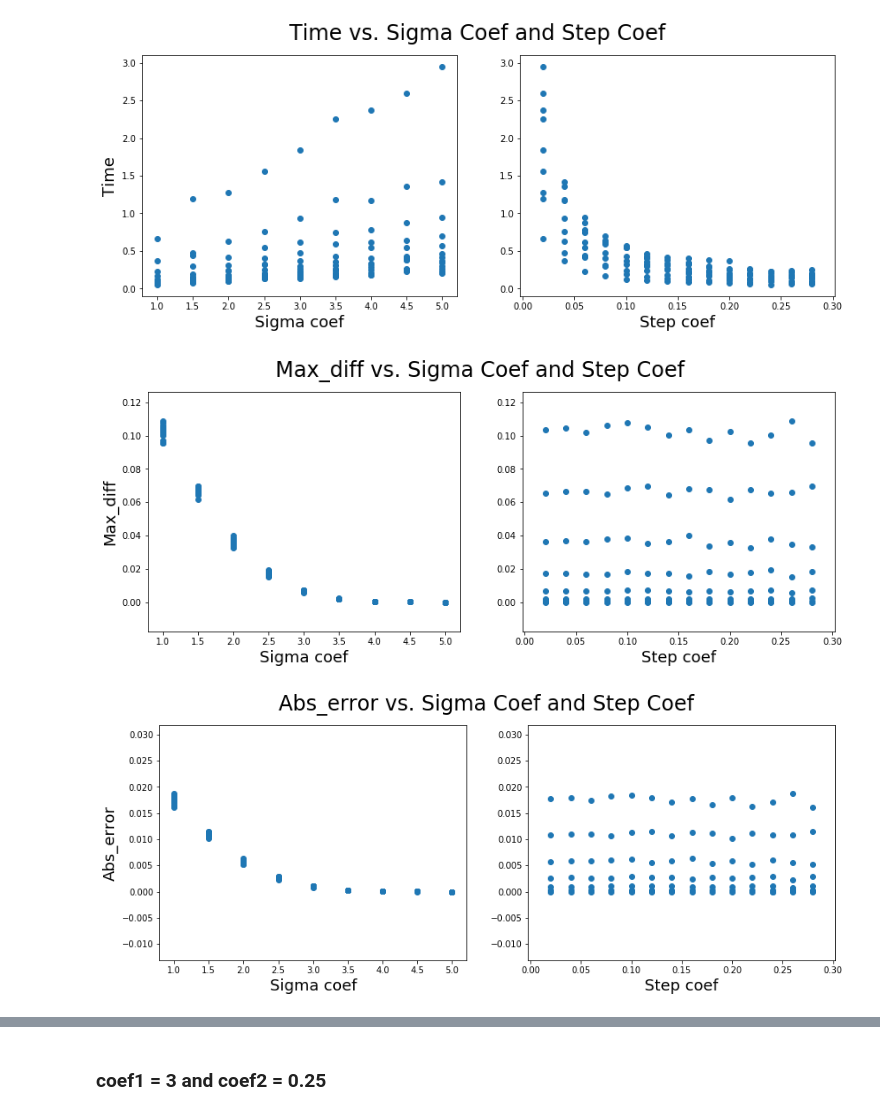
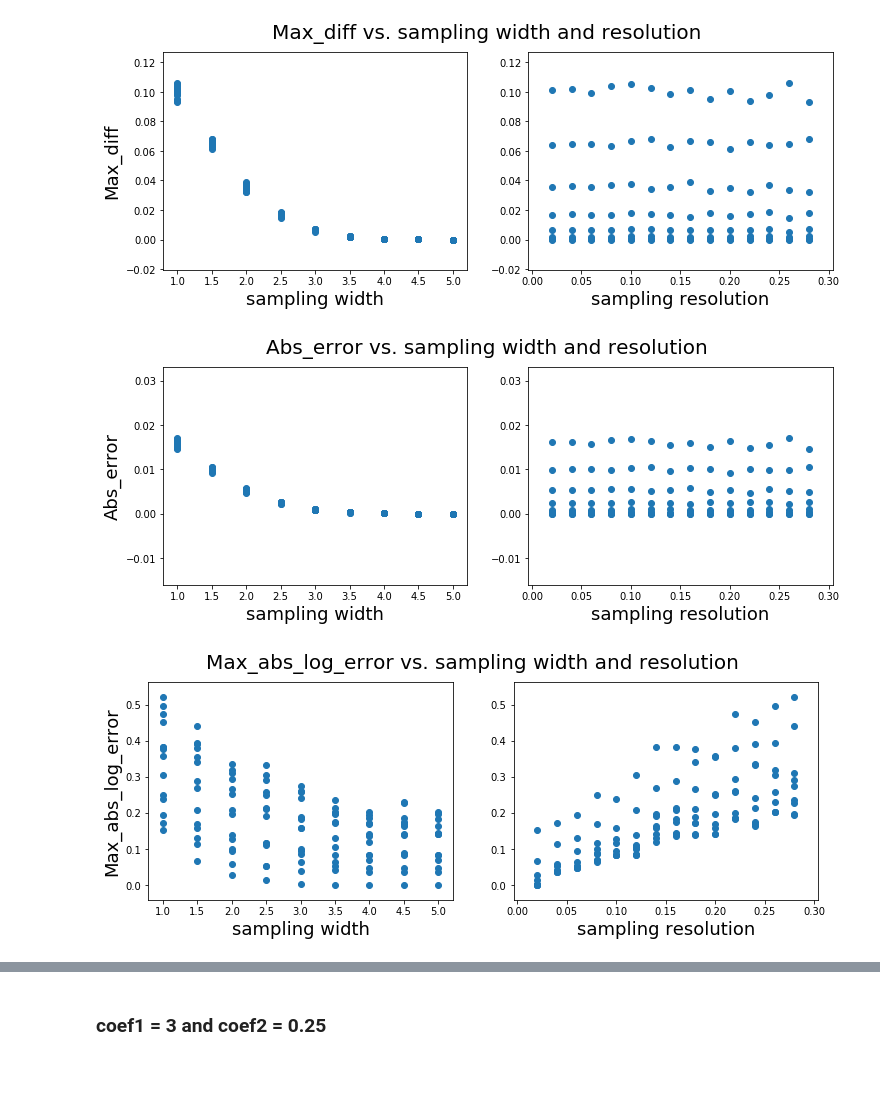
Before and after one commit to scattering-central/xrsdkit, a Jupyter notebook: examples/spherical_normal_saxs_benchmark.ipynb, the cells around one changed output, grey strips where cells are left out. Drawn from its saved outputs; the diff is of its cells as text; code cells hidden in the pictures; blank space fills up the shorter version.

Commit message:
notebook for benchmarking and testing spherical_normal_saxs()

```diff
--- a/examples/spherical_normal_saxs_benchmark.ipynb
+++ b/examples/spherical_normal_saxs_benchmark.ipynb
@@ -68,5 +38,3 @@ Let's try some different values for const1 and const2:
 # %%
-const1 = np.arange(1, 5.5, 0.5)
-const2 = np.arange(0.02, 0.3, 0.02)
-print(const1)
-print(const2)
+samp_width = np.arange(1, 5.5, 0.5)
+samp_res = np.arange(0.02, 0.3, 0.02)
@@ -79,19 +43,20 @@ Now we can collect statistics about execution time and accuracy using different
 # %%
 stat = []
-for c1 in const1:
-    for c2 in const2:
+n_samp = len(r0) * len(sigma)
+n_qpts = len(q)
+for w in samp_width:
+    for res in samp_res:
         I_new = []
         t0 = time()
         for r in r0:
             for s in sigma:
-                I_new.append(spherical_normal_saxs(q,r,s, c1, c2))
+                I_new.append(spherical_normal_saxs(q,r,s,w,res))
         t = time()-t0
-        #compare the result with the result that we got using original function:
-        max_diff = []
-        abs_error = []
-        max_abs_log_error = []
-        for i in range(100):
-            max_diff.append(max(np.absolute(I[i] - I_new[i])))
-            abs_error.append(sum(np.absolute(I[i] - I_new[i]))/len(I[i]))
-            max_abs_log_error.append(max(np.log10(I[i]) - np.log10(I_new[i])))
-        stat.append([c1, c2, t, np.mean(max_diff), np.mean(abs_error), np.mean(max_abs_log_error)])
+
+        #compare the result with the result that we got using high sampling:
+        max_diff = [max(np.absolute(I[i]-I_new[i])) for i in range(n_samp)]
+        abs_error = [sum(np.absolute(I[i]-I_new[i]))/n_qpts for i in range(n_samp)]
+        max_abs_log_error = [max(np.log10(I[i])-np.log10(I_new[i])) for i in range(n_samp)]
+
+        stat.append([w, res, t, np.mean(max_diff), np.mean(abs_error), np.mean(max_abs_log_error)])
+stat = np.array(stat)
@@ -102,36 +80,36 @@ stat = np.array(stat)
 # %%
-fig, axes = plt.subplots(nrows=1, ncols=2, figsize=(14,5))
-st = fig.suptitle("Time vs. Sigma Coef and Step Coef", fontsize=24)
+fig, axes = plt.subplots(nrows=1, ncols=2, figsize=(12,4))
+st = fig.suptitle("Max_diff vs. sampling width and resolution", fontsize=20)
 
-axes[0].scatter(stat[ : ,0],stat[ : ,2])
-axes[1].scatter(stat[ : ,1],stat[ : ,2])
-axes[0].set_ylabel('Time', fontsize=18)
+axes[0].scatter(stat[ : ,0],stat[ : ,3])
+axes[1].scatter(stat[ : ,1],stat[ : ,3])
+axes[0].set_ylabel('Max_diff', fontsize=18)
 axes[1].yaxis.label.set_visible(False)
-axes[0].set_xlabel('Sigma coef',fontsize=18)
-axes[1].set_xlabel("Step coef", fontsize=18);
+axes[0].set_xlabel('sampling width',fontsize=18)
+axes[1].set_xlabel('sampling resolution', fontsize=18);
 # %% [output]
-[figure, old version]
+[figure, new version]
 # %%
-fig, axes = plt.subplots(nrows=1, ncols=2, figsize=(14,5))
-st = fig.suptitle("Max_diff vs. Sigma Coef and Step Coef", fontsize=24)
+fig, axes = plt.subplots(nrows=1, ncols=2, figsize=(12,4))
+st = fig.suptitle("Abs_error vs. sampling width and resolution", fontsize=20)
 
-axes[0].scatter(stat[ : ,0],stat[ : ,3])
-axes[1].scatter(stat[ : ,1],stat[ : ,3])
-axes[0].set_ylabel('Max_diff', fontsize=18)
+axes[0].scatter(stat[ : ,0],stat[ : ,4])
+axes[1].scatter(stat[ : ,1],stat[ : ,4])
+axes[0].set_ylabel('Abs_error', fontsize=18)
 axes[1].yaxis.label.set_visible(False)
-axes[0].set_xlabel('Sigma coef',fontsize=18)
-axes[1].set_xlabel("Step coef", fontsize=18);
+axes[0].set_xlabel('sampling width',fontsize=18)
+axes[1].set_xlabel('sampling resolution', fontsize=18);
 # %% [output]
-[figure, old version]
+[figure, new version]
 # %%
-fig, axes = plt.subplots(nrows=1, ncols=2, figsize=(14,5))
-st = fig.suptitle("Abs_error vs. Sigma Coef and Step Coef", fontsize=24)
+fig, axes = plt.subplots(nrows=1, ncols=2, figsize=(12,4))
+st = fig.suptitle("Max_abs_log_error vs. sampling width and resolution", fontsize=20)
 
-axes[0].scatter(stat[ : ,0],stat[ : ,4])
-axes[1].scatter(stat[ : ,1],stat[ : ,4])
-axes[0].set_ylabel('Abs_error', fontsize=18)
+axes[0].scatter(stat[ : ,0],stat[ : ,5])
+axes[1].scatter(stat[ : ,1],stat[ : ,5])
+axes[0].set_ylabel('Max_abs_log_error', fontsize=18)
 axes[1].yaxis.label.set_visible(False)
-axes[0].set_xlabel('Sigma coef',fontsize=18)
-axes[1].set_xlabel("Step coef", fontsize=18);
+axes[0].set_xlabel('sampling width',fontsize=18)
+axes[1].set_xlabel('sampling resolution', fontsize=18);
 # %% [output]
-[figure, old version]
+[figure, new version]
```
Also changed, not shown: parts of 25 cells of this notebook.
